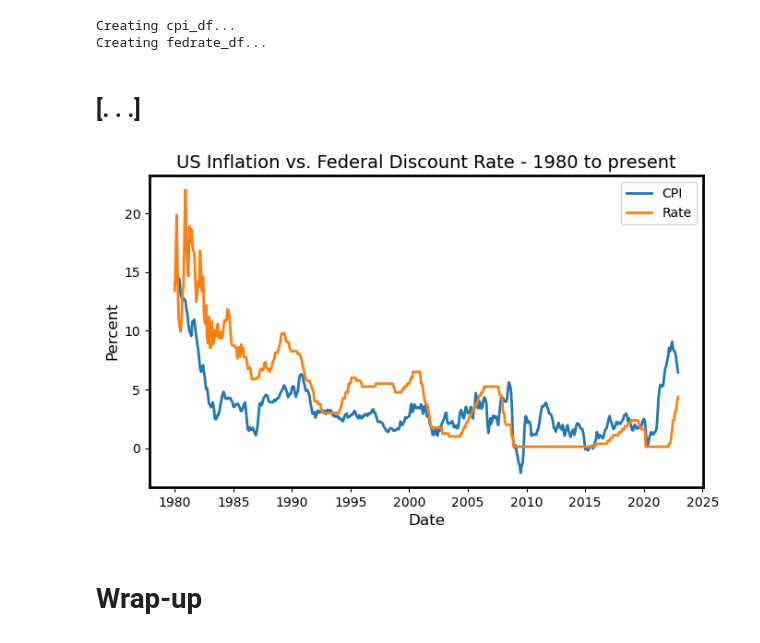
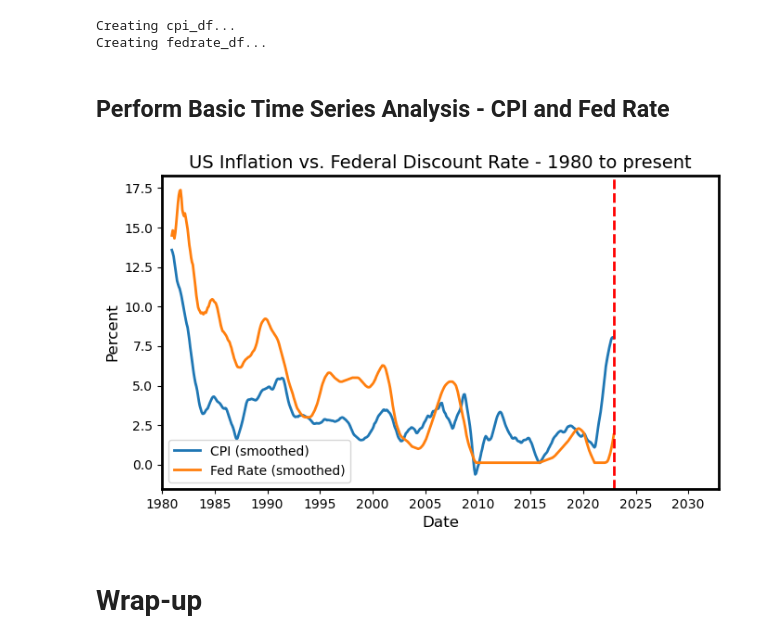
Before and after one commit to lanewhitmore/BIS_Data_Pipeline, a Jupyter notebook: src/bis_pipeline.ipynb, the cells around one changed output. Drawn from its saved outputs; the diff is of its cells as text; code cells hidden in the pictures.

Commit message:
Update consumption and time series base

```diff
--- a/src/bis_pipeline.ipynb
+++ b/src/bis_pipeline.ipynb
@@ -346,25 +346,29 @@ warnings.resetwarnings()
 Creating cpi_df...
 Creating fedrate_df...
 # %% [markdown]
-## [. . .]
+## Perform Basic Time Series Analysis - CPI and Fed Rate
 # %%
 # Plot ratings and film counts
 fig, ax = plt.subplots()
-ax.plot(cpi_df['cpv_date'], cpi_df['cpv_value'], label='CPI')
-ax.plot(fedrate_df['prv_date'], fedrate_df['prv_value'], label='Rate')
+#ax.plot(cpi_df['cpv_date'], cpi_df['cpv_value'], label='CPI')
+ax.plot(cpi_df['cpv_date'], cpi_df['cpv_value'].rolling(window=12).mean(), label='CPI (smoothed)')
+ax.plot(fedrate_df['prv_date'], fedrate_df['prv_value'].rolling(window=12).mean(), label='Fed Rate (smoothed)')
 
 # Set plot titles, axis labels, and legend
 plt.title('US Inflation vs. Federal Discount Rate - 1980 to present')
 plt.xlabel('Date')
 plt.ylabel('Percent')
+ax.set_xlim(cpi_df['cpv_date'].min(), cpi_df['cpv_date'].max() + pd.DateOffset(years=10))
 ax.xaxis.set_major_locator(mdates.YearLocator(5))
 ax.xaxis.set_major_formatter(mdates.DateFormatter('%Y'))
+ax.axvline(x=cpi_df['cpv_date'].max(), color='r', linestyle='--')
 plt.legend()
 
-# Show plot
+# Show plot and save it for e.g., dashboard or Web
 plt.show()
+fig.savefig('CPI_v_FedRate.svg', format='svg')
 # %% [output]
-[figure, old version]
+[figure, new version]
 # %% [markdown]
 # Wrap-up
 # %%
```
Also changed, not shown: 2 other files.
